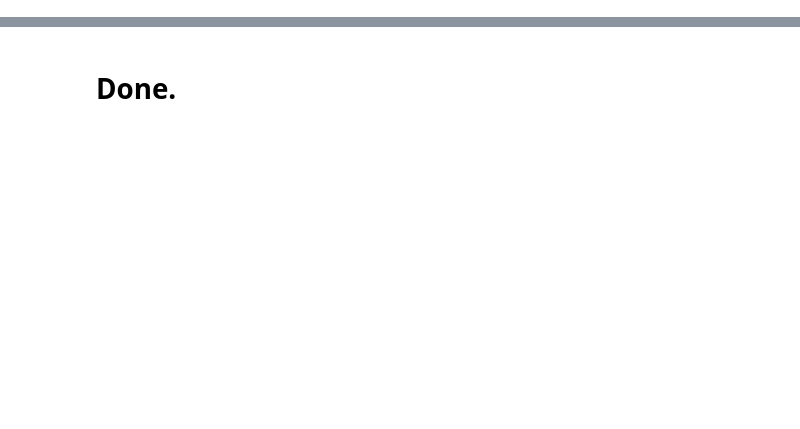
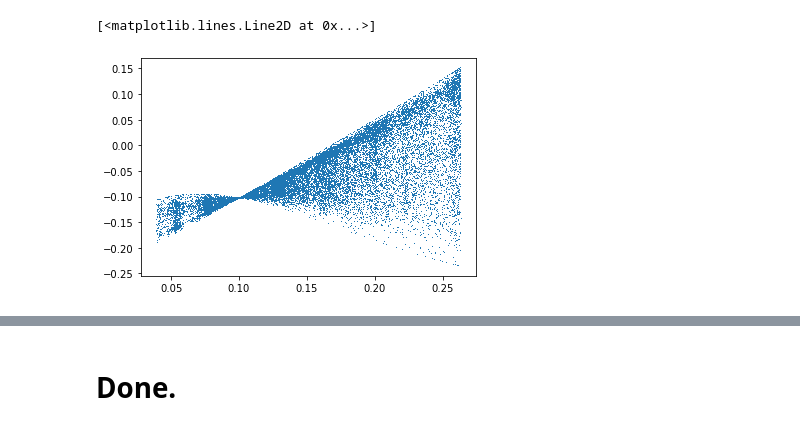
Before and after one commit to SgmAstro/DESI, a Jupyter notebook: kE_catQA.ipynb, the cells around one changed output, grey strips where cells are left out. Cells and saved outputs as stored; diff of their text form; code cells hidden in the pictures; blank space fills up the shorter version.

```diff
--- a/kE_catQA.ipynb
+++ b/kE_catQA.ipynb
@@ -42,0 +85,5 @@ Table length=5000
+# %%
+pl.plot(gama_kE['ZGAMA'], gama_kE['KCORR_R0P1'], marker=',', lw=0.0)
+# %% [output]
+[<matplotlib.lines.Line2D at 0x...>]
+[figure, added]
```
Also changed, not shown: parts of 14 cells of this notebook, 4 other files.
